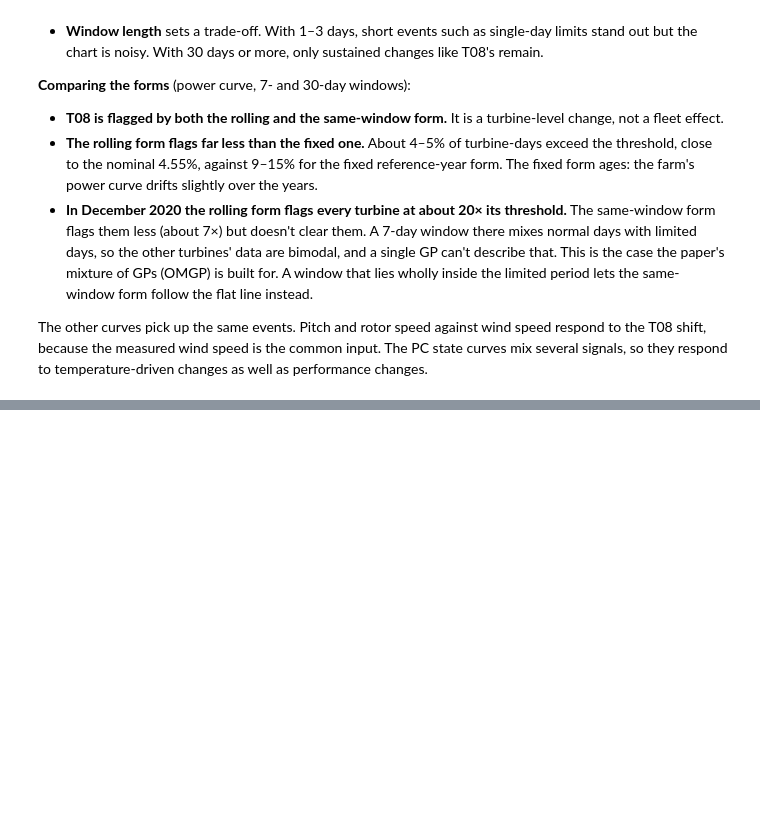
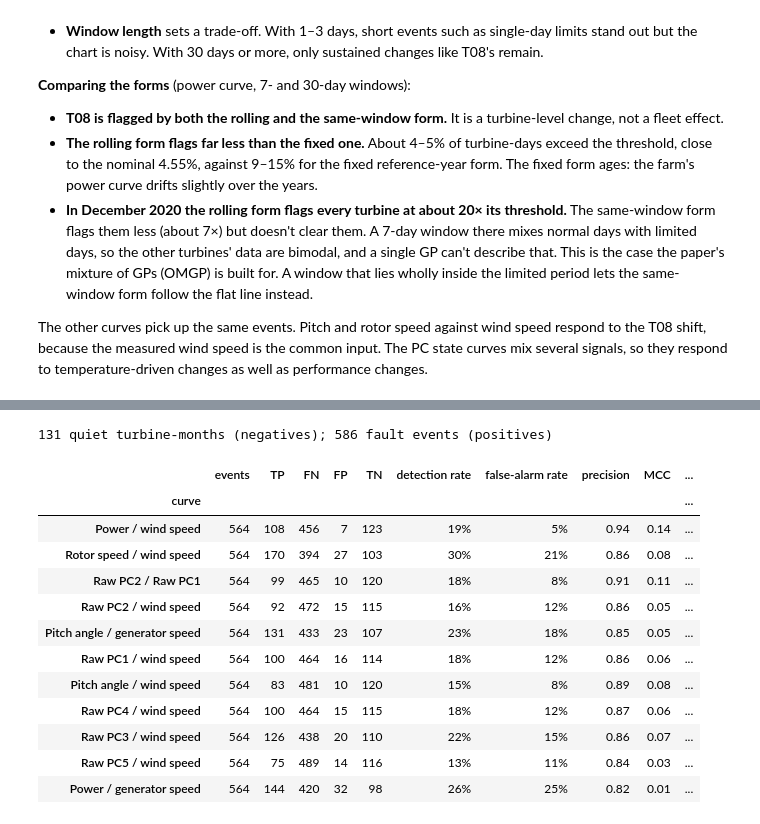
Before and after one commit to bacon274/windAnalysis, a Jupyter notebook: population_form_penmanshiel.ipynb, the cells around one changed output, grey strips where cells are left out. Cells and saved outputs as stored; diff of their text form; code cells hidden in the pictures; blank space fills up the shorter version.

```diff
--- a/population_form_penmanshiel.ipynb
+++ b/population_form_penmanshiel.ipynb
@@ -867,0 +1024,76 @@ The other curves pick up the same events. Pitch and rotor speed against wind spe
+# %%
+def _lead_max(ratio, t_idx, day):
+    """Largest novelty / threshold over the checks in the BENCH_LEAD_DAYS before `day` (NaN if none scored)."""
+    i0, i1 = np.searchsorted(bench_checks, [day - BENCH_LEAD_DAYS, day])
+    v = ratio[i0:i1, t_idx]
+    return np.nanmax(v) if np.isfinite(v).any() else np.nan
+
+
+# Quiet months (negatives): for each turbine, reference days every BENCH_LEAD_DAYS through the test period with
+# no turbine-fault event in the month before or after; the lead-up month before each is scored like an event's.
+_ref = np.arange(_a + BENCH_LEAD_DAYS, _b, BENCH_LEAD_DAYS)
+quiet = []
+for t in TURBINES:
+    ev_days = fault_events.loc[fault_events["turbine"] == t, "day"].to_numpy()
+    for r in _ref:
+        if not ((ev_days >= r - BENCH_LEAD_DAYS) & (ev_days < r + BENCH_LEAD_DAYS)).any():
+            quiet.append((t, r))
+quiet = pd.DataFrame(quiet, columns=["turbine", "day"])
+
+ev_score = pd.DataFrame({c: [_lead_max(bench_ratio[c], gp_tpos[t], d) for t, d in zip(test_events["turbine"], test_events["day"])]
+                         for c in BENCH_CURVES})
+q_score = pd.DataFrame({c: [_lead_max(bench_ratio[c], gp_tpos[t], d) for t, d in zip(quiet["turbine"], quiet["day"])]
+                        for c in BENCH_CURVES})
+print(f"{len(quiet):,} quiet turbine-months (negatives); {len(test_events):,} fault events (positives)")
+
+
+def event_metrics(e, q):
+    """Event-level confusion matrix and scores from lead-up-month maxima of events (e) and quiet months (q)."""
+    e, q = e[np.isfinite(e)], q[np.isfinite(q)]
+    TP, FN, FP, TN = (e > 1).sum(), (e <= 1).sum(), (q > 1).sum(), (q <= 1).sum()
+    div = lambda a, b: a / b if b else np.nan
+    den = np.sqrt(float((TP + FP) * (TP + FN) * (TN + FP) * (TN + FN)))
+    if len(e) and len(q):
+        u = mannwhitneyu(e, q, alternative="greater")
+        auc, p = u.statistic / (len(e) * len(q)), u.pvalue
+    else:
+        auc = p = np.nan
+    return {"events": len(e), "TP": TP, "FN": FN, "FP": FP, "TN": TN, "detection rate": div(TP, TP + FN),
+            "false-alarm rate": div(FP, FP + TN), "precision": div(TP, TP + FP),
+            "MCC": div(TP * TN - FP * FN, den), "ROC-AUC": auc, "p (AUC > 0.5)": p}
+
+
+def breakdown(by):
+    """Metrics per curve and per level of `by` (a test_events column), plus all turbine faults together."""
+    rows = []
+    for c in BENCH_CURVES:
+        q = q_score[c].to_numpy()
+        rows.append({"curve": c, by: "All turbine faults", **event_metrics(ev_score[c].to_numpy(), q),
+                     "unscored events": ev_score[c].isna().sum()})
+        for lvl, idx in test_events.groupby(by, observed=True).groups.items():
+            rows.append({"curve": c, by: lvl, **event_metrics(ev_score.loc[idx, c].to_numpy(), q),
+                         "unscored events": ev_score.loc[idx, c].isna().sum()})
+    return pd.DataFrame(rows).set_index(["curve", by])
+
+
+by_category = breakdown("category")
+by_length = breakdown("length")
+_fmt = {"detection rate": "{:.0%}", "false-alarm rate": "{:.0%}", "precision": "{:.2f}", "MCC": "{:.2f}",
+        "ROC-AUC": "{:.2f}", "p (AUC > 0.5)": "{:.3f}"}
+display(by_category.xs("All turbine faults", level="category").sort_values("ROC-AUC", ascending=False)
+        .style.format(_fmt).background_gradient(subset=["ROC-AUC", "detection rate"], cmap="Blues"))
+# %% [output]
+131 quiet turbine-months (negatives); 586 fault events (positives)
+|  | events | TP | FN | FP | TN | detection rate | false-alarm rate | precision | MCC | ... |
+| curve |  |  |  |  |  |  |  |  |  | ... |
+| Power / wind speed | 564 | 108 | 456 | 7 | 123 | 19% | 5% | 0.94 | 0.14 | ... |
+| Rotor speed / wind speed | 564 | 170 | 394 | 27 | 103 | 30% | 21% | 0.86 | 0.08 | ... |
+| Raw PC2 / Raw PC1 | 564 | 99 | 465 | 10 | 120 | 18% | 8% | 0.91 | 0.11 | ... |
+| Raw PC2 / wind speed | 564 | 92 | 472 | 15 | 115 | 16% | 12% | 0.86 | 0.05 | ... |
+| Pitch angle / generator speed | 564 | 131 | 433 | 23 | 107 | 23% | 18% | 0.85 | 0.05 | ... |
+| Raw PC1 / wind speed | 564 | 100 | 464 | 16 | 114 | 18% | 12% | 0.86 | 0.06 | ... |
+| Pitch angle / wind speed | 564 | 83 | 481 | 10 | 120 | 15% | 8% | 0.89 | 0.08 | ... |
+| Raw PC4 / wind speed | 564 | 100 | 464 | 15 | 115 | 18% | 12% | 0.87 | 0.06 | ... |
+| Raw PC3 / wind speed | 564 | 126 | 438 | 20 | 110 | 22% | 15% | 0.86 | 0.07 | ... |
+| Raw PC5 / wind speed | 564 | 75 | 489 | 14 | 116 | 13% | 11% | 0.84 | 0.03 | ... |
+| Power / generator speed | 564 | 144 | 420 | 32 | 98 | 26% | 25% | 0.82 | 0.01 | ... |
```
Also changed, not shown: parts of 8 cells of this notebook, 3 other files.
